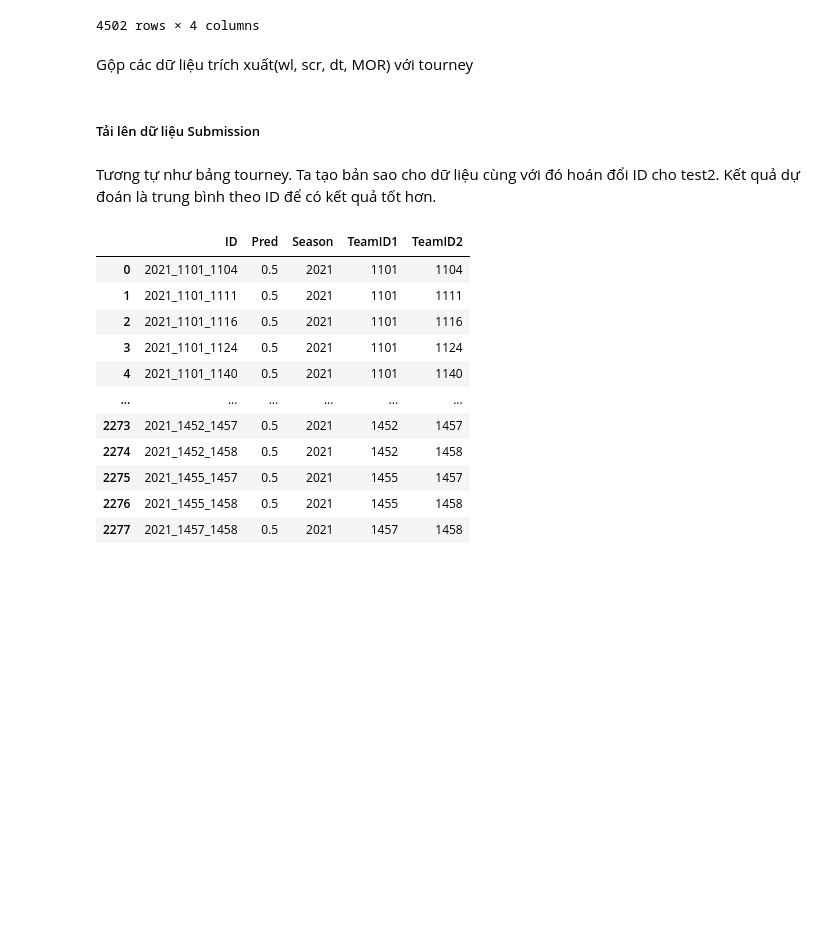
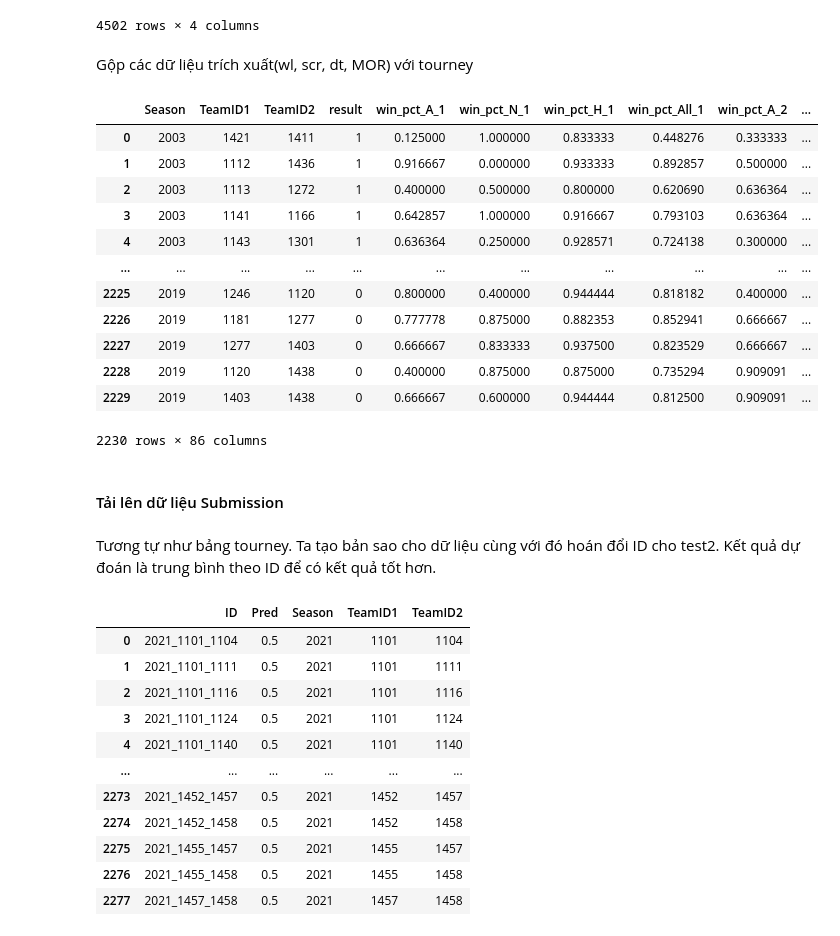
Before and after one commit to nomiku1999/KTDLUD, a Jupyter notebook: Report.ipynb, the cells around one changed output. Drawn from its saved outputs; the diff is of its cells as text; code cells hidden in the pictures; blank space fills up the shorter version.

```diff
--- a/Report.ipynb
+++ b/Report.ipynb
@@ -859,8 +834,24 @@ tourney = tourney.loc[tourney.Season >= 2003,:].reset_index(drop=True)
 
 if STAGE_1:
     tourney = tourney.loc[tourney.Season < 2015, :]
+# %%
+tourney
+# %% [output]
+|  | Season | TeamID1 | TeamID2 | result | win_pct_A_1 | win_pct_N_1 | win_pct_H_1 | win_pct_All_1 | win_pct_A_2 | ... |
+| 0 | 2003 | 1421 | 1411 | 1 | 0.125000 | 1.000000 | 0.833333 | 0.448276 | 0.333333 | ... |
+| 1 | 2003 | 1112 | 1436 | 1 | 0.916667 | 0.000000 | 0.933333 | 0.892857 | 0.500000 | ... |
+| 2 | 2003 | 1113 | 1272 | 1 | 0.400000 | 0.500000 | 0.800000 | 0.620690 | 0.636364 | ... |
+| 3 | 2003 | 1141 | 1166 | 1 | 0.642857 | 1.000000 | 0.916667 | 0.793103 | 0.636364 | ... |
+| 4 | 2003 | 1143 | 1301 | 1 | 0.636364 | 0.250000 | 0.928571 | 0.724138 | 0.300000 | ... |
+| ... | ... | ... | ... | ... | ... | ... | ... | ... | ... | ... |
+| 2225 | 2019 | 1246 | 1120 | 0 | 0.800000 | 0.400000 | 0.944444 | 0.818182 | 0.400000 | ... |
+| 2226 | 2019 | 1181 | 1277 | 0 | 0.777778 | 0.875000 | 0.882353 | 0.852941 | 0.666667 | ... |
+| 2227 | 2019 | 1277 | 1403 | 0 | 0.666667 | 0.833333 | 0.937500 | 0.823529 | 0.666667 | ... |
+| 2228 | 2019 | 1120 | 1438 | 0 | 0.400000 | 0.875000 | 0.875000 | 0.735294 | 0.909091 | ... |
+| 2229 | 2019 | 1403 | 1438 | 0 | 0.666667 | 0.600000 | 0.944444 | 0.812500 | 0.909091 | ... |
+2230 rows × 86 columns
 # %% [markdown]
-##### Tải lên dữ liệu Submission
+#### Tải lên dữ liệu Submission
 # %% [markdown]
 Tương tự như bảng tourney. Ta tạo bản sao cho dữ liệu cùng với đó hoán đổi ID cho test2. Kết quả dự đoán là trung bình theo ID để có kết quả tốt hơn.
 # %%
```
Also changed, not shown: parts of 66 cells of this notebook.
